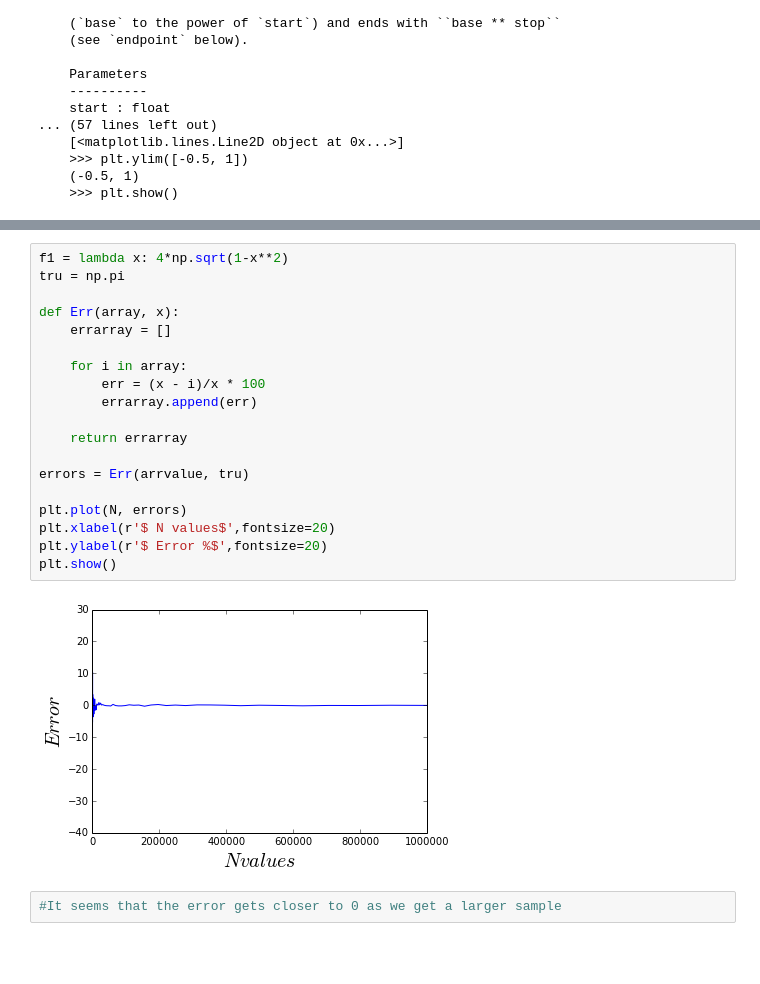
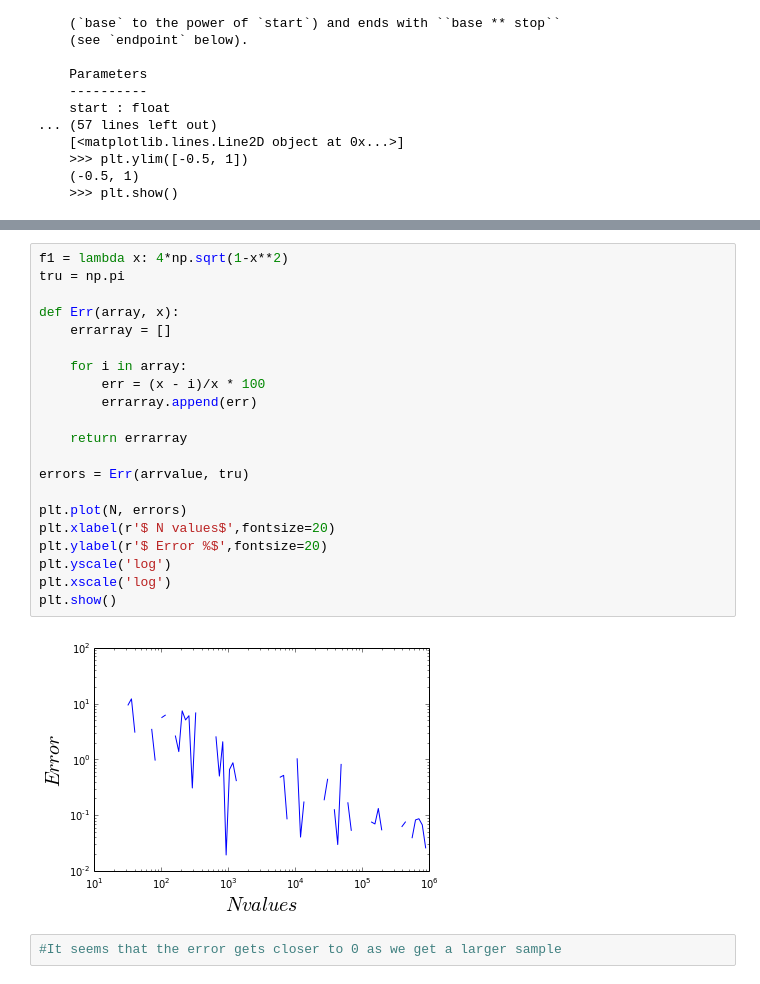
Before and after one commit to kjarment/PHYS202S14, a Jupyter notebook: SciPy/MCIntegrationExcercises.ipynb, the cells around one changed output, grey strips where cells are left out. Saved outputs shown, nothing was run; the diff lists cells and outputs as text; blank space fills up the shorter version.

```diff
--- a/SciPy/MCIntegrationExcercises.ipynb
+++ b/SciPy/MCIntegrationExcercises.ipynb
@@ -186,23 +186,25 @@ for i in N:
 # %%
 f1 = lambda x: 4*np.sqrt(1-x**2)
 tru = np.pi
 
 def Err(array, x):
     errarray = []
 
     for i in array:
         err = (x - i)/x * 100
         errarray.append(err)
 
     return errarray
 
 errors = Err(arrvalue, tru)
 
 plt.plot(N, errors)
 plt.xlabel(r'$ N values$',fontsize=20)
 plt.ylabel(r'$ Error %$',fontsize=20)
+plt.yscale('log')
+plt.xscale('log')
 plt.show()
 # %% [output]
-[figure, old version]
+[figure, new version]
 # %%
 #It seems that the error gets closer to 0 as we get a larger sample
```
Also changed, not shown: parts of 11 cells of this notebook, 3 other files.
